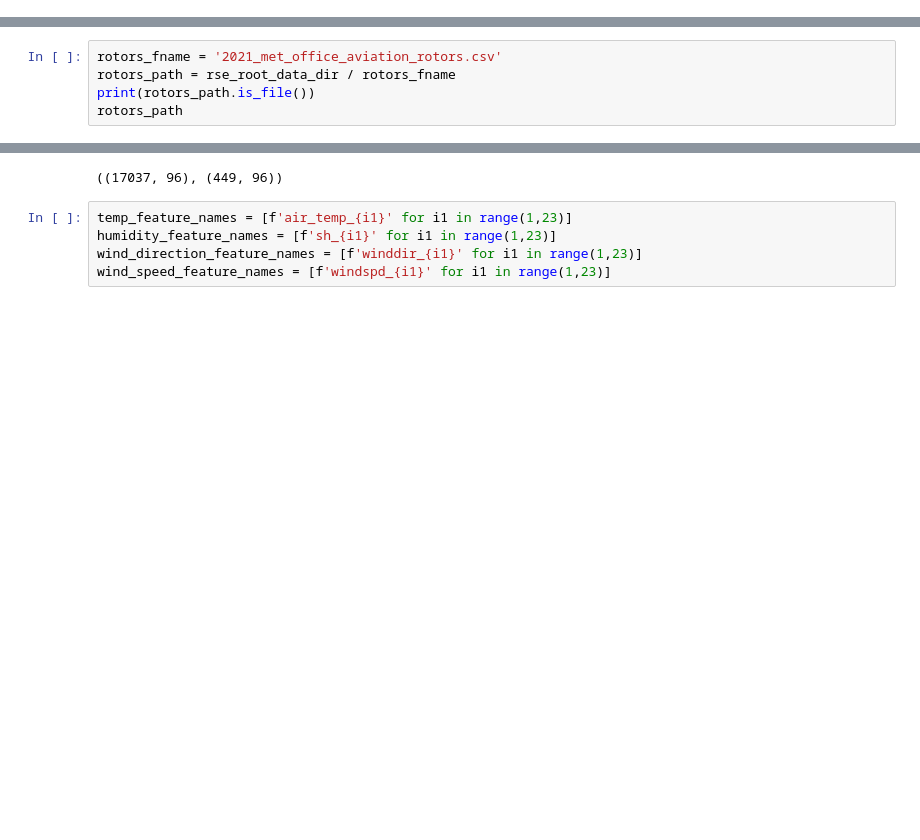
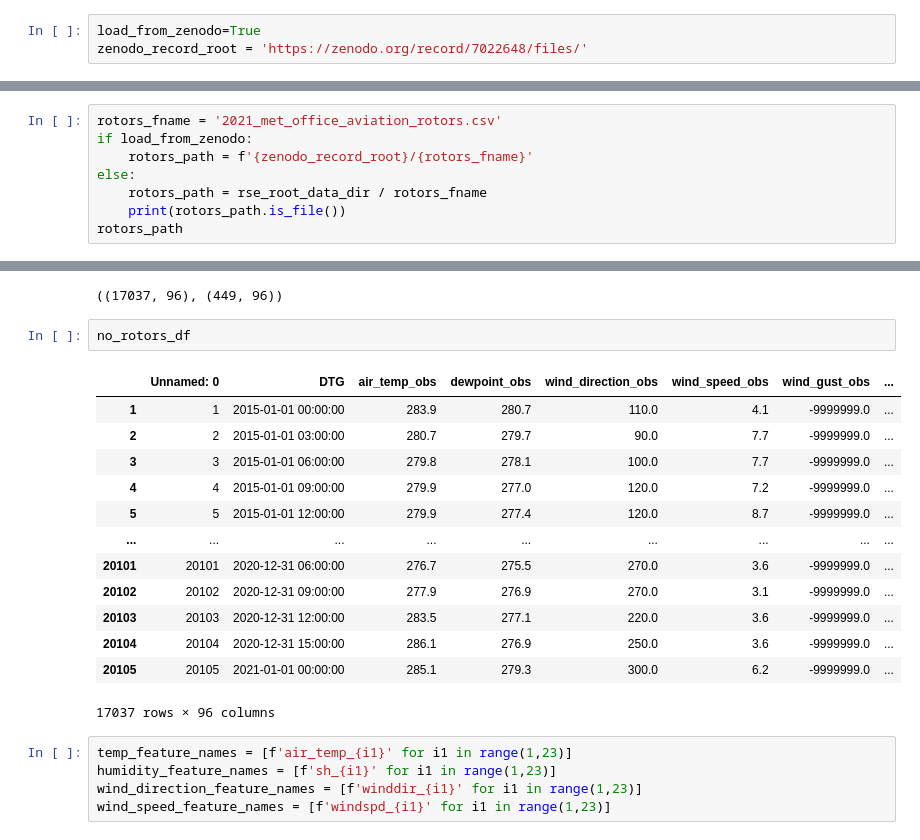
Before and after one commit to informatics-lab/ukrse_2022_mlops_walkthrough, a Jupyter notebook: 02_data_prep.ipynb, the cells around one changed output, grey strips where cells are left out. Cells and saved outputs as stored; diff of their text form; blank space fills up the shorter version.

```diff
--- a/02_data_prep.ipynb
+++ b/02_data_prep.ipynb
@@ -51,3 +78,6 @@ rse_root_data_dir
 # %% [output]
 using default path
 PosixPath('/Users/stephen.haddad/data/ukrse2022')
+# %%
+load_from_zenodo=True
+zenodo_record_root = 'https://zenodo.org/record/7022648/files/'
@@ -54,6 +88,9 @@ PosixPath('/Users/stephen.haddad/data/ukrse2022')
 # %%
 rotors_fname = '2021_met_office_aviation_rotors.csv'
-rotors_path = rse_root_data_dir / rotors_fname
-print(rotors_path.is_file())
+if load_from_zenodo:
+    rotors_path = f'{zenodo_record_root}/{rotors_fname}'
+else:
+    rotors_path = rse_root_data_dir / rotors_fname
+    print(rotors_path.is_file())
 rotors_path
 # %% [output]
@@ -196,6 +232,22 @@ rotors_present_df = rotors_present_df.compute()
 no_rotors_df.shape, rotors_present_df.shape
 # %% [output]
 ((17037, 96), (449, 96))
+# %%
+no_rotors_df
+# %% [output]
+|  | Unnamed: 0 | DTG | air_temp_obs | dewpoint_obs | wind_direction_obs | wind_speed_obs | wind_gust_obs | ... |
+| 1 | 1 | 2015-01-01 00:00:00 | 283.9 | 280.7 | 110.0 | 4.1 | -9999999.0 | ... |
+| 2 | 2 | 2015-01-01 03:00:00 | 280.7 | 279.7 | 90.0 | 7.7 | -9999999.0 | ... |
+| 3 | 3 | 2015-01-01 06:00:00 | 279.8 | 278.1 | 100.0 | 7.7 | -9999999.0 | ... |
+| 4 | 4 | 2015-01-01 09:00:00 | 279.9 | 277.0 | 120.0 | 7.2 | -9999999.0 | ... |
+| 5 | 5 | 2015-01-01 12:00:00 | 279.9 | 277.4 | 120.0 | 8.7 | -9999999.0 | ... |
+| ... | ... | ... | ... | ... | ... | ... | ... | ... |
+| 20101 | 20101 | 2020-12-31 06:00:00 | 276.7 | 275.5 | 270.0 | 3.6 | -9999999.0 | ... |
+| 20102 | 20102 | 2020-12-31 09:00:00 | 277.9 | 276.9 | 270.0 | 3.1 | -9999999.0 | ... |
+| 20103 | 20103 | 2020-12-31 12:00:00 | 283.5 | 277.1 | 220.0 | 3.6 | -9999999.0 | ... |
+| 20104 | 20104 | 2020-12-31 15:00:00 | 286.1 | 276.9 | 250.0 | 3.6 | -9999999.0 | ... |
+| 20105 | 20105 | 2021-01-01 00:00:00 | 285.1 | 279.3 | 300.0 | 6.2 | -9999999.0 | ... |
+17037 rows × 96 columns
 # %%
 temp_feature_names = [f'air_temp_{i1}' for i1 in range(1,23)]
 humidity_feature_names = [f'sh_{i1}' for i1 in range(1,23)]
```
Also changed, not shown: parts of 18 cells of this notebook, 4 other files.
